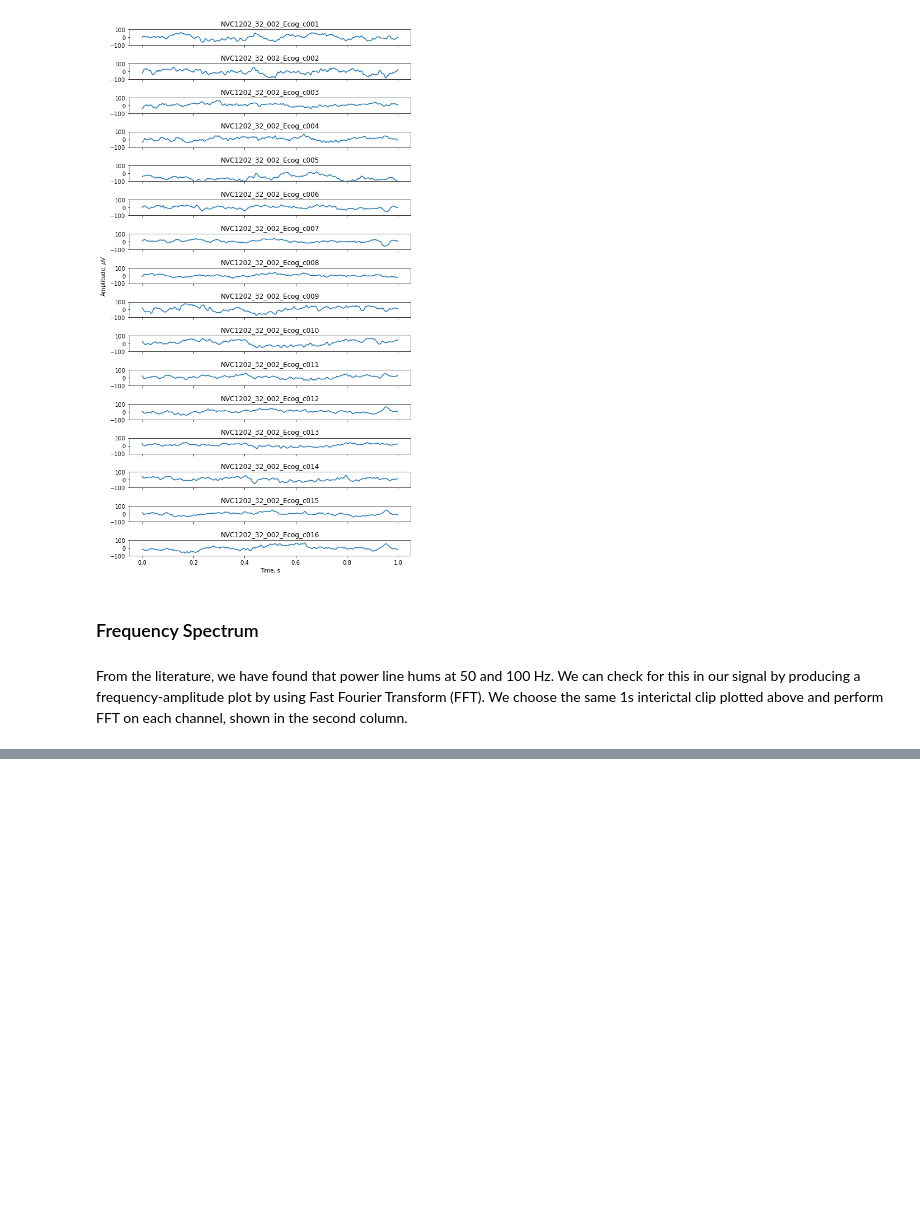
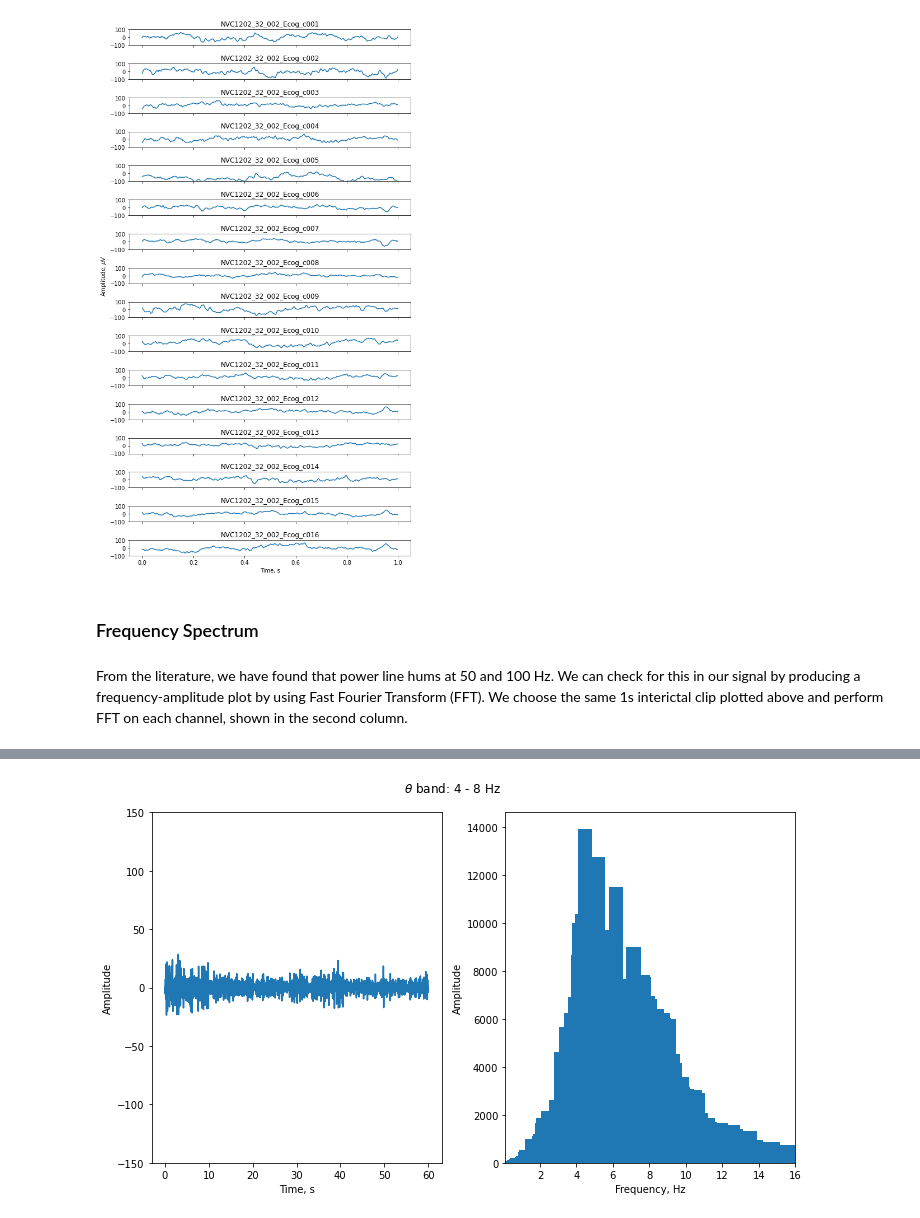
Before and after one commit to samisnotinsane/aes-kaggle-seizure-prediction, a Jupyter notebook: Dog_1/01_data_exploration.ipynb, the cells around one changed output, grey strips where cells are left out. Cells and saved outputs as stored; diff of their text form; code cells hidden in the pictures; blank space fills up the shorter version.

```diff
--- a/Dog_1/01_data_exploration.ipynb
+++ b/Dog_1/01_data_exploration.ipynb
@@ -211,0 +283,32 @@ fig.tight_layout()
+# %%
+def bandpass_filter(X, fs, low, high, order=2):
+    "The bandpass filtered signal."
+    nyquist = 0.5 * fs
+    low = low/nyquist
+    high = high/nyquist
+    b, a = signal.butter(order, [low, high], btype='bandpass')
+    y = signal.lfilter(b, a, X)
+    return y
+# %%
+# theta band
+y = bandpass_filter(one_min_EEG, sampling_frequency, low=4, high=8)
+
+# perform FFT on filtered signal and visualise
+fourier_ampl = np.abs(rfft(y))
+fourier_freq = rfftfreq(n, 1/sampling_frequency)
+
+fig, ax = plt.subplots(figsize=(10,6), ncols=2)
+ax[0].plot(t, y)
+ax[0].set_ylim([-150, 150])
+ax[0].set_xlabel('Time, s')
+ax[0].set_ylabel('Amplitude')
+
+ax[1].bar(fourier_freq, fourier_ampl)
+ax[1].set_xlim([0.1,16])
+ax[1].set_xlabel('Frequency, Hz')
+ax[1].set_ylabel('Amplitude')
+
+plt.suptitle(r'$\theta$ band: 4 - 8 Hz')
+plt.tight_layout()
+# %% [output]
+[figure, added]
```
Also changed, not shown: parts of 12 cells of this notebook.
